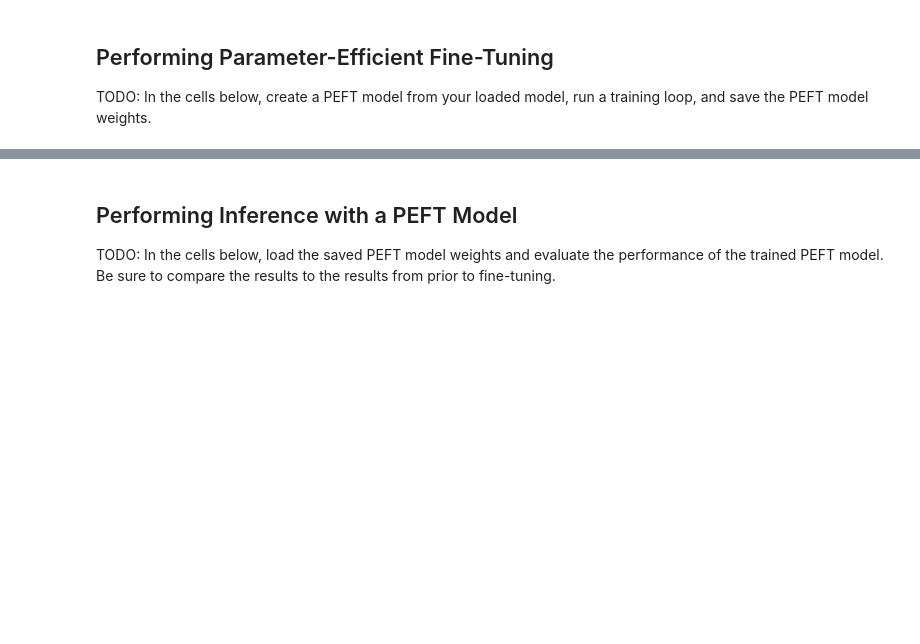
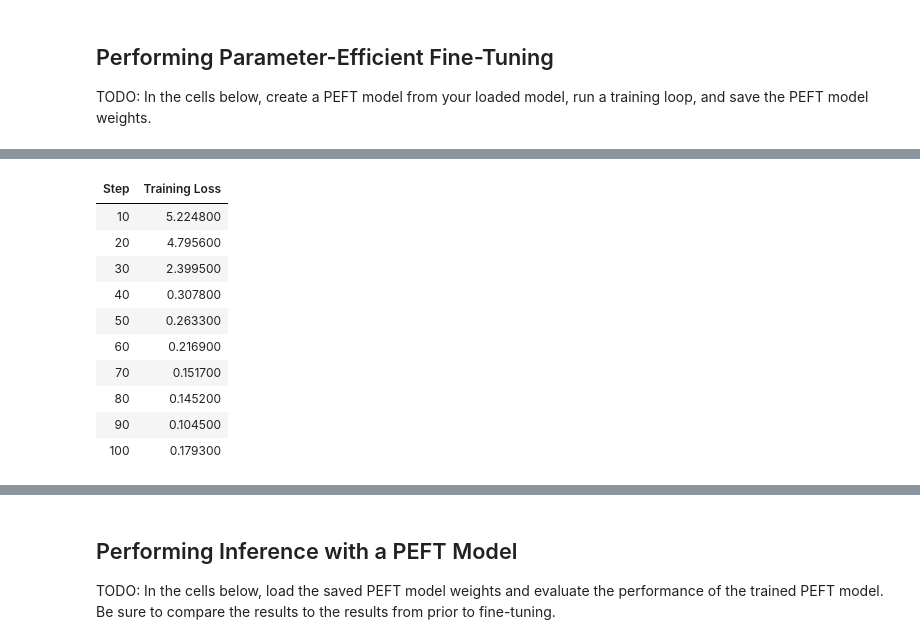
Before and after one commit to hsakkout/genai-peft-finetune, a Jupyter notebook: LightweightFineTuning.ipynb, the cells around one changed output, grey strips where cells are left out. Saved outputs shown, nothing was run; the diff lists cells and outputs as text; code cells hidden in the pictures; blank space fills up the shorter version.

Commit message:
First Trained version

```diff
--- a/LightweightFineTuning.ipynb
+++ b/LightweightFineTuning.ipynb
@@ -221,13 +281,11 @@ def preprocess_function(examples):
         'references': references,
     }
 
-data = dataset.map(preprocess_function, batched=True)
+data = test_dataset.map(preprocess_function, batched=True)
 
-# Limit to the first example for testing (optional)
-data = data.select(range(20))
 
 # Step 4: Generate model outputs in batches
-batch_size = 10  # Adjust based on your GPU memory
+batch_size = 5  # Adjust based on your GPU memory
 generated_answers = []
 references = []
 questions_list = []
@@ -314,8 +372,8 @@ df = pd.DataFrame(detailed_results)
 pd.set_option('display.max_colwidth', None)  # Don't truncate text in cells
 
 # Display the DataFrame in the notebook
-display(df[['No.', 'Question', 'Reference', 'Our Prediction',
-            'Our ROUGE-1 F1', 'Our ROUGE-2 F1', 'Our ROUGE-L F1']])
+# display(df[['No.', 'Question', 'Reference', 'Our Prediction',
+#             'Our ROUGE-1 F1', 'Our ROUGE-2 F1', 'Our ROUGE-L F1']])
 
 # Also print the average scores
 avg_rouge1 = df['Our ROUGE-1 F1'].mean()
@@ -382,66 +445,63 @@ lora_model = get_peft_model(model, config)
 lora_model.print_trainable_parameters()
 
 
-tokenized_datasets = dataset.map(preprocess_function, batched=True)
+train_data = train_dataset.map(preprocess_function, batched=True)
 
-# Filter out any examples with empty prompts or references
-data = data.filter(lambda example: example['prompts'] and example['references'])
+# # Filter out any examples with empty prompts or references
+train_data = train_data.filter(lambda example: example['prompts'] and example['references'])
 
-# # Split the dataset if needed (e.g., train/test split)
-# # For example, if your dataset has a 'train' split:
-# data = data['train']
-
+# # # Split the dataset if needed (e.g., train/test split)
+# # # For example, if your dataset has a 'train' split:
+# # data = data['train']
 
 
 
 def tokenize_function(examples):
-    # Concatenate prompts and references
-    inputs = [prompt.strip() + ' ' + reference.strip() + tokenizer.eos_token for prompt, reference in zip(examples['prompts'], examples['references'])]
-
-    # Tokenize the concatenated texts
-    tokenized_inputs = tokenizer(
-        inputs,
-        max_length=512,  # Adjust as needed
+    # Tokenize prompts and references separately
+    tokenized_prompts = tokenizer(
+        examples['prompts'],
+        max_length=512,
         truncation=True,
         padding=False,
+        add_special_tokens=False,
     )
 
-    # Now, create labels by masking the prompt tokens
-    input_ids = tokenized_inputs['input_ids']
+    tokenized_references = tokenizer(
+        examples['references'],
+        max_length=512,
+        truncation=True,
+        padding=False,
+        add_special_tokens=False,
+    )
+
+    input_ids = []
     labels = []
+    attention_masks = []
 
-    for input_id, prompt in zip(input_ids, examples['prompts']):
-        # Tokenize the prompt
-        prompt_tokenized = tokenizer(
-            prompt.strip(),
-            max_length=512,
-            truncation=True,
-            add_special_tokens=False,
-        )
-        prompt_length = len(prompt_tokenized['input_ids'])
+    for prompt_ids, reference_ids in zip(tokenized_prompts['input_ids'], tokenized_references['input_ids']):
+        # Concatenate prompt and reference IDs
+        input_id = prompt_ids + reference_ids + [tokenizer.eos_token_id]
+        input_ids.append(input_id)
 
-        # Create labels, masking the prompt tokens
-        labels_ids = [-100] * prompt_length + input_id[prompt_length:]
-        labels.append(labels_ids)
+        # Create labels by masking the prompt tokens
+        label = [-100] * len(prompt_ids) + reference_ids + [tokenizer.eos_token_id]
+        labels.append(label)
 
-    # Ensure labels are the same length as input_ids
-    for i in range(len(labels)):
-        if len(labels[i]) < len(input_ids[i]):
-            labels[i] += [-100] * (len(input_ids[i]) - len(labels[i]))
-        elif len(labels[i]) > len(input_ids[i]):
-            labels[i] = labels[i][:len(input_ids[i])]
+        # Create attention mask
+        attention_mask = [1] * len(input_id)
+        attention_masks.append(attention_mask)
 
     return {
         'input_ids': input_ids,
-        'attention_mask': tokenized_inputs['attention_mask'],
+        'attention_mask': attention_masks,
         'labels': labels,
     }
 
 # Apply the tokenization function
-tokenized_datasets = data.map(
+tokenized_datasets = train_data.map(
     tokenize_function,
     batched=True,
-    remove_columns=data.column_names,
+    remove_columns=train_dataset.column_names,
 )
 
 
@@ -473,8 +533,8 @@ training_args = TrainingArguments(
     output_dir='./results',
     overwrite_output_dir=True,
     num_train_epochs=3,
-    per_device_train_batch_size=1,  # Adjust based on your GPU memory
-    gradient_accumulation_steps=16,  # To simulate a larger batch size
+    per_device_train_batch_size=4,  # Increased from 1 to 4 for better efficiency
+    gradient_accumulation_steps=4,   # Reduced from 16 to 4 since batch size increased
     evaluation_strategy='no',
     save_strategy='epoch',
     logging_steps=10,
@@ -501,3 +561,4 @@ torch.cuda.empty_cache()
 
 # Start training
 trainer.train()
+# %% [output]
@@ -503,0 +567,11 @@ trainer.train()
+| Step | Training Loss |
+| 10 | 5.224800 |
+| 20 | 4.795600 |
+| 30 | 2.399500 |
+| 40 | 0.307800 |
+| 50 | 0.263300 |
+| 60 | 0.216900 |
+| 70 | 0.151700 |
+| 80 | 0.145200 |
+| 90 | 0.104500 |
+| 100 | 0.179300 |
```
Also changed, not shown: parts of 12 cells of this notebook.
